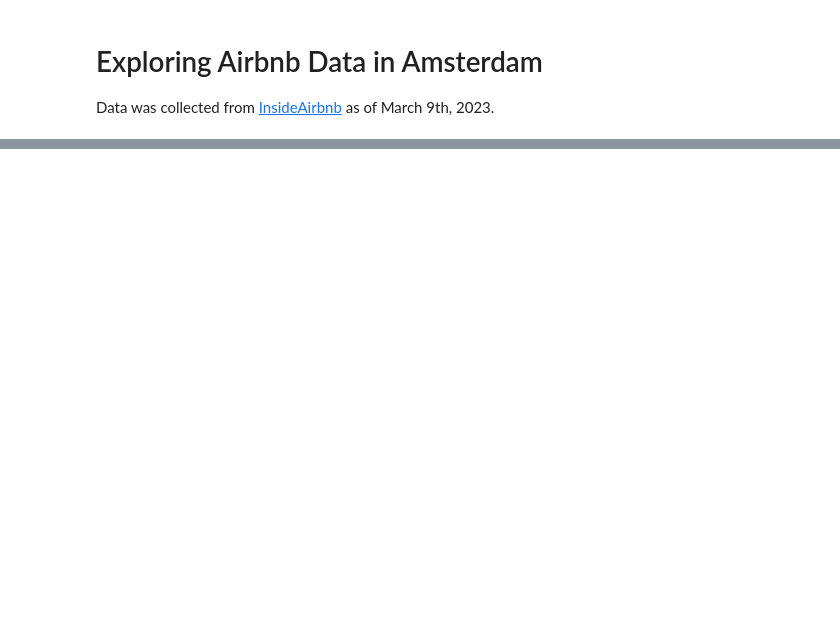
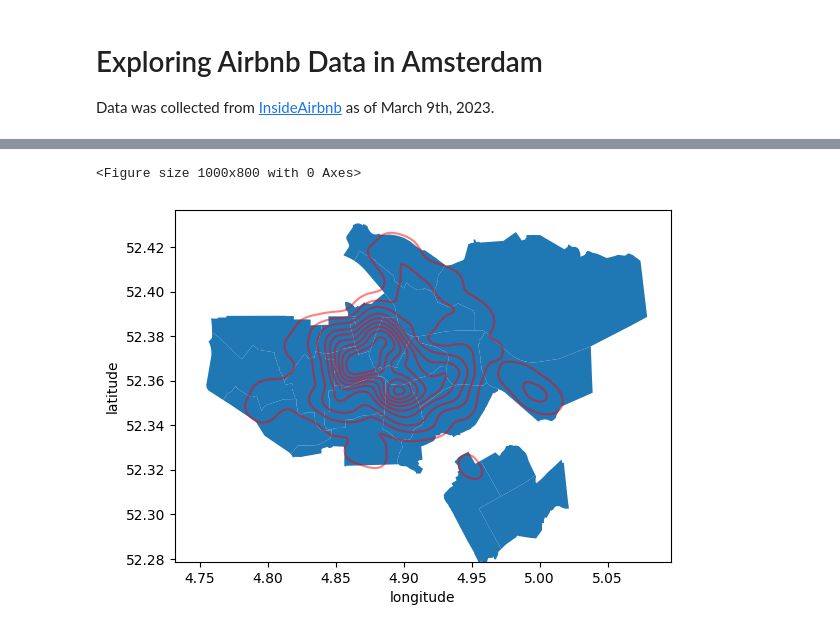
Before and after one commit to JuanesLamilla/explore_ams_airbnb, a Jupyter notebook: analysis.ipynb, the cells around one changed output, grey strips where cells are left out. Cells and saved outputs as stored; diff of their text form; code cells hidden in the pictures; blank space fills up the shorter version.

```diff
--- a/analysis.ipynb
+++ b/analysis.ipynb
@@ -20,0 +63,29 @@ ams_list_df.head()
+# %%
+plt.figure(figsize=(10,8))
+# i = urllib.request.urlopen('https://upload.wikimedia.org/wikipedia/commons/c/c2/Map_NL_-_Amsterdam_-.png')
+# ams_city = plt.imread('https://upload.wikimedia.org/wikipedia/commons/c/c2/Map_NL_-_Amsterdam_-.png')
+
+# map_img = plt.imread("data/amsterdam.png")
+
+
+# plt.imshow(map_img,zorder=0,extent=[4.699, 5.125, 52.247, 52.496])
+
+# sns.kdeplot(
+#     data=listings_df, x="longitude", y="latitude", fill=True, alpha=0.5, color="red"
+# )
+
+
+neighbourhoods_gdf = gpd.read_file('data/neighbourhoods.geojson').to_crs(epsg=4326) # WGS84 Latitude/Longitude
+
+neighbourhoods_gdf.plot()
+
+
+sns.kdeplot(
+    data=listings_df, x="longitude", y="latitude", fill=False, alpha=0.5, color="red"
+)
+
+# plt.axis([4.75, 5.05, 52.30, 52.44])
+plt.show()
+# %% [output]
+<Figure size 1000x800 with 0 Axes>
+[figure, added]
```
Also changed, not shown: parts of 10 cells of this notebook, 2 other files.
